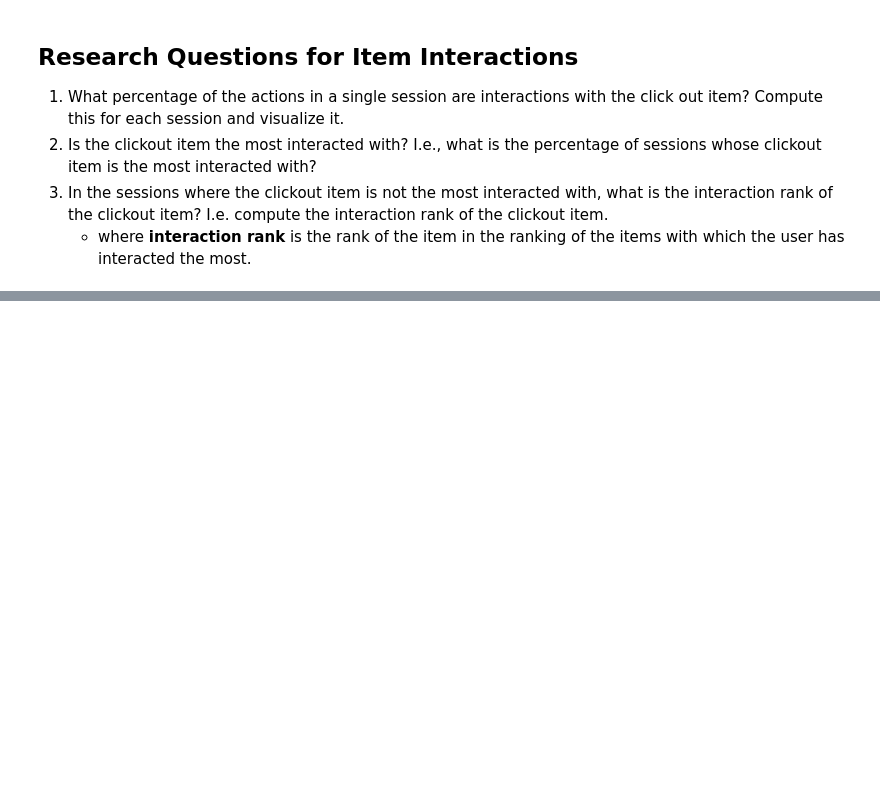
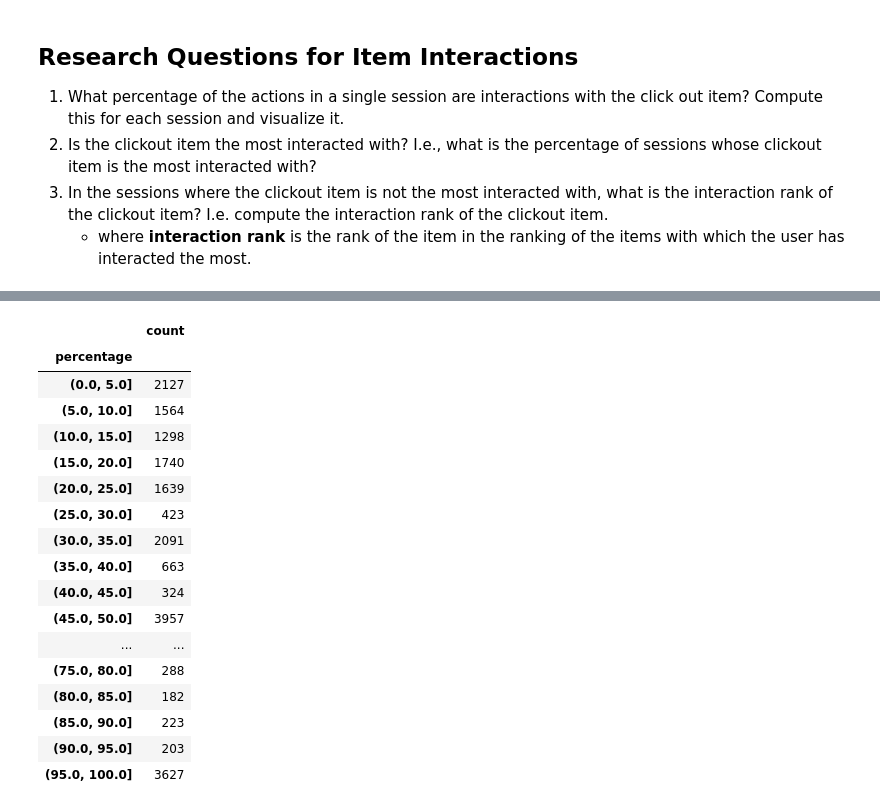
Before and after one commit to antonpetkoff/recsys-2019, a Jupyter notebook: notebooks/03-interaction-rank.ipynb, the cells around one changed output, grey strips where cells are left out. Drawn from its saved outputs; the diff is of its cells as text; code cells hidden in the pictures; blank space fills up the shorter version.

```diff
--- a/notebooks/03-interaction-rank.ipynb
+++ b/notebooks/03-interaction-rank.ipynb
@@ -268,0 +346,25 @@ df_interactions.head(100)
+# %%
+bins = np.linspace(0, 100, 21)
+groups = stats.groupby(pd.cut(stats['percentage'], bins)).sum()
+groups.drop(columns='percentage')
+df_clickout_item_interactions_proportions = groups.drop(columns='percentage')
+df_clickout_item_interactions_proportions
+# %% [output]
+|  | count |
+| percentage |  |
+| (0.0, 5.0] | 2127 |
+| (5.0, 10.0] | 1564 |
+| (10.0, 15.0] | 1298 |
+| (15.0, 20.0] | 1740 |
+| (20.0, 25.0] | 1639 |
+| (25.0, 30.0] | 423 |
+| (30.0, 35.0] | 2091 |
+| (35.0, 40.0] | 663 |
+| (40.0, 45.0] | 324 |
+| (45.0, 50.0] | 3957 |
+| ... | ... |
+| (75.0, 80.0] | 288 |
+| (80.0, 85.0] | 182 |
+| (85.0, 90.0] | 223 |
+| (90.0, 95.0] | 203 |
+| (95.0, 100.0] | 3627 |
```
Also changed, not shown: parts of 11 cells of this notebook.
